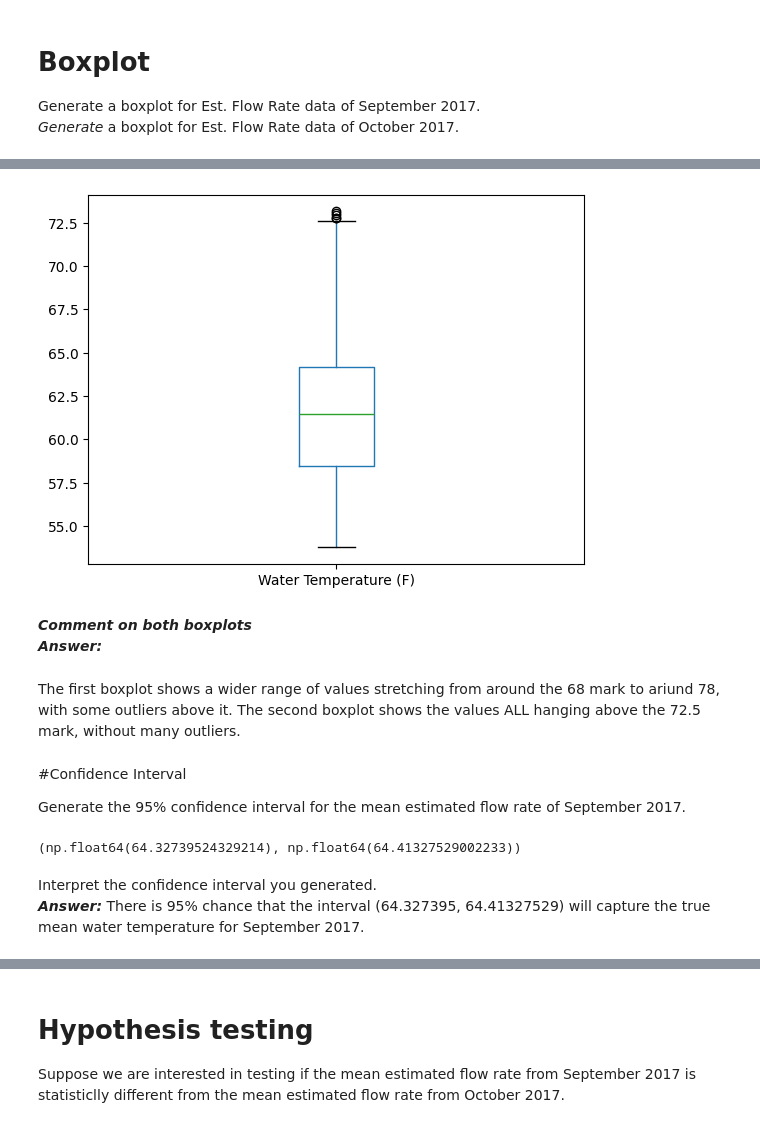
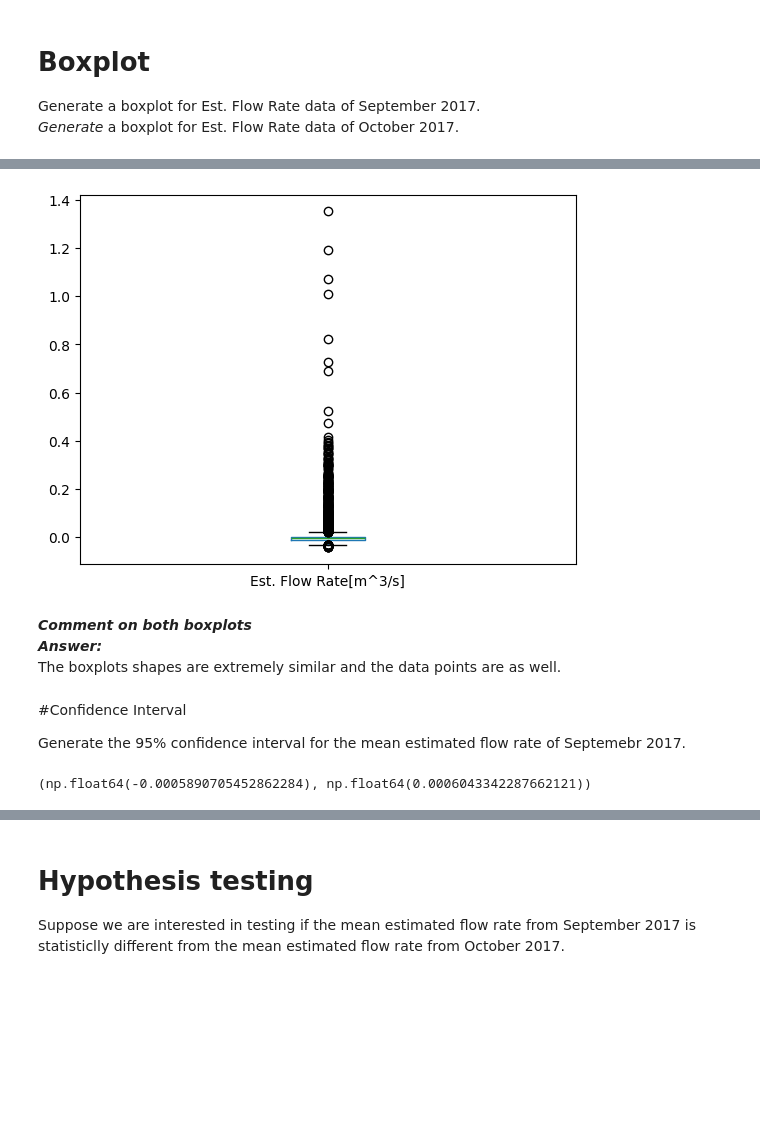
Before and after one commit to ncat-morrow/isen-project-1-visionary-s, a Jupyter notebook: ISEN_370_Module_2_Project.ipynb, the cells around one changed output, grey strips where cells are left out. Saved outputs shown, nothing was run; the diff lists cells and outputs as text; code cells hidden in the pictures; blank space fills up the shorter version.

```diff
--- a/ISEN_370_Module_2_Project.ipynb
+++ b/ISEN_370_Module_2_Project.ipynb
@@ -140,22 +165,17 @@ boxplot1=df1.boxplot(column=['Water Temperature (F)'], grid=False)
-# %%
-boxplot2=df2.boxplot(column=['Water Temperature (F)'], grid=False)
-# %% [output]
-[figure, removed]
+# %%
+boxplot1=df1.boxplot(column=['Est. Flow Rate[m^3/s]'], grid=False)
+# %% [output]
+[figure, added]
 # %% [markdown]
 ***Comment on both boxplots***
 <br>
-***Answer:*** <br>
+***Answer:*** <br> The boxplots shapes are extremely similar and the data points are as well.
-# %% [markdown]
-The first boxplot shows a wider range of values stretching from around the 68 mark to ariund 78, with some outliers above it. The second boxplot shows the values ALL hanging above the 72.5 mark, without many outliers.
 # %% [markdown]
 
 #Confidence Interval
 
-Generate the 95% confidence interval for the mean estimated flow rate of September 2017.
+Generate the 95% confidence interval for the mean estimated flow rate of Septemebr 2017.
 # %%
-stats.norm.interval(confidence=0.95, loc=np.mean(df1["Water Temperature (F)"]), scale=stats.sem(df1["Water Temperature (F)"]))
+stats.norm.interval(confidence=0.95, loc=np.mean(df1["Est. Flow Rate[m^3/s]"]), scale=stats.sem(df1["Est. Flow Rate[m^3/s]"]))
 # %% [output]
-(np.float64(64.32739524329214), np.float64(64.41327529002233))
+(np.float64(-0.0005890705452862284), np.float64(0.0006043342287662121))
-# %% [markdown]
-Interpret the confidence interval you generated.<br>
-***Answer:*** There is 95% chance that the interval (64.327395, 64.41327529) will capture the true mean water temperature for September 2017.
```
Also changed, not shown: parts of 34 cells of this notebook.
